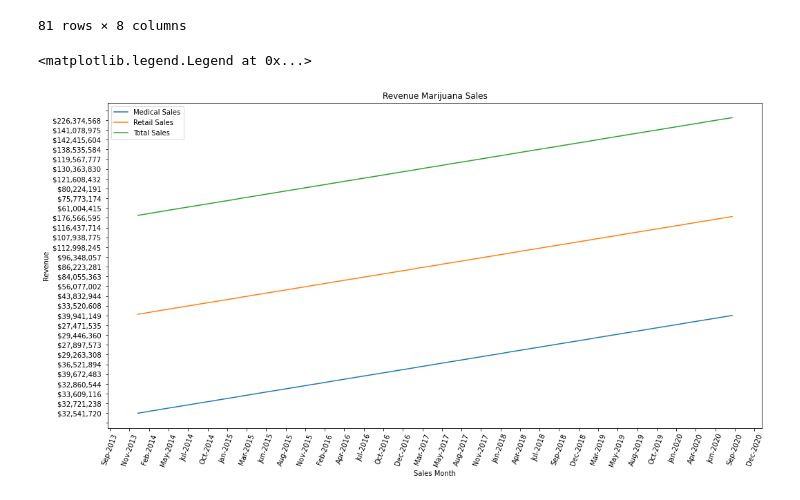
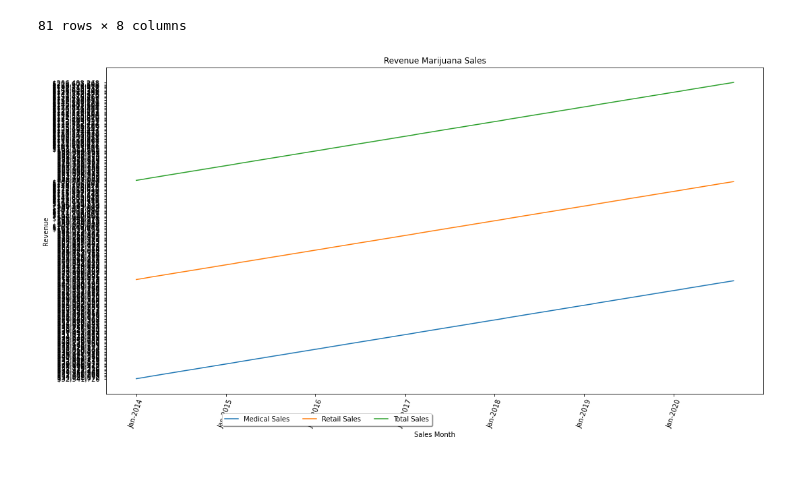
Before and after one commit to julieheadlee/bootcamp_quad, a Jupyter notebook: Total_Sales.ipynb, the cells around one changed output. Saved outputs shown, nothing was run; the diff lists cells and outputs as text; code cells hidden in the pictures; blank space fills up the shorter version.

```diff
--- a/Total_Sales.ipynb
+++ b/Total_Sales.ipynb
@@ -35,40 +43,40 @@ y_values1 = sales_df["Monthly Sales"].replace('[\$,]', '', regex=True).astype(fl
 y_values2 = sales_df["Monthly Sales.1"].replace('[\$,]', '', regex=True).astype(float)
 y_values3 = sales_df["Monthly Sales.2"].replace('[\$,]', '', regex=True).astype(float)
 
 # Formates date to Month-Year
 ax = plt.axes()
 date_form = DateFormatter("%b-%Y")
 ax.xaxis.set_major_formatter(date_form)
 plt.xticks(rotation=70)
 
 # Adjusts number of Y-ticks
-yloc = plt.MaxNLocator(40)
-ax.yaxis.set_major_locator(yloc)
+#yloc = plt.MaxNLocator(40)
+#ax.yaxis.set_major_locator(yloc)
 
 # X
-xloc = plt.MaxNLocator(40)
-ax.xaxis.set_major_locator(xloc)
+#xloc = plt.MaxNLocator(40)
+#ax.xaxis.set_major_locator(xloc)
 
 # Plots data
 plt.plot(x_values, sales_df["Monthly Sales"], label = "Medical Sales")
 plt.plot(x_values, sales_df["Monthly Sales.1"], label = "Retail Sales")
 plt.plot(x_values, sales_df["Monthly Sales.2"], label = "Total Sales")
 
 #create title, xaxis, and yaxis
 plt.title("Revenue Marijuana Sales")
 plt.xlabel("Sales Month")
 plt.ylabel("Revenue")
 plt.tight_layout()
 
 # plays with size
 fig = plt.gcf()
 fig.set_size_inches(18.5, 10.5)
 
 # Legend
-plt.legend()
+ax.legend(loc='best', bbox_to_anchor=(0.5, -0.05), fancybox=True, shadow=True, ncol=3)
+plt.show()
 # %% [output]
-<matplotlib.legend.Legend at 0x...>
-[figure, old version]
+[figure, new version]
 # %%
 # Get data correctly from pandas
 dates = sales_df["Sales Month"].values
```
Also changed, not shown: parts of 3 cells of this notebook, 2 other files.
